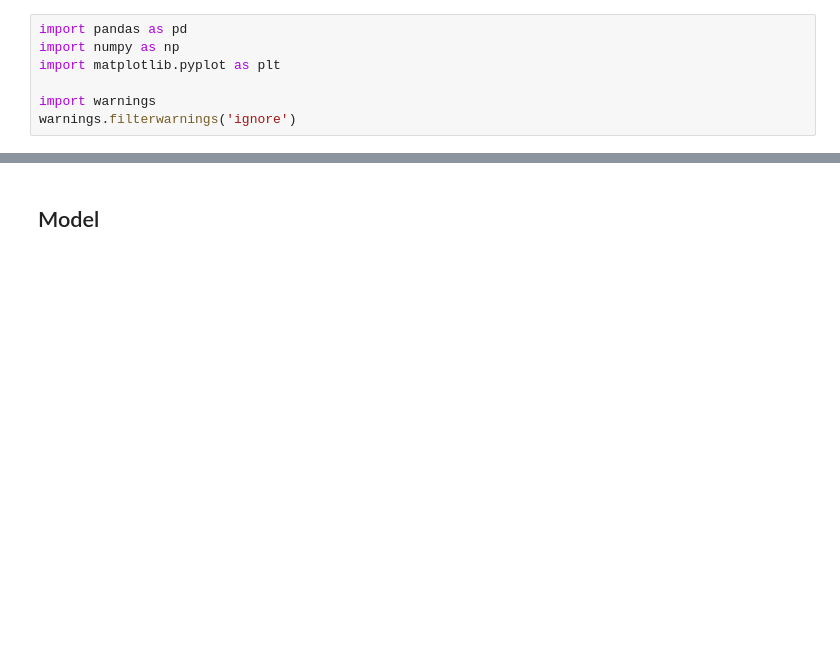
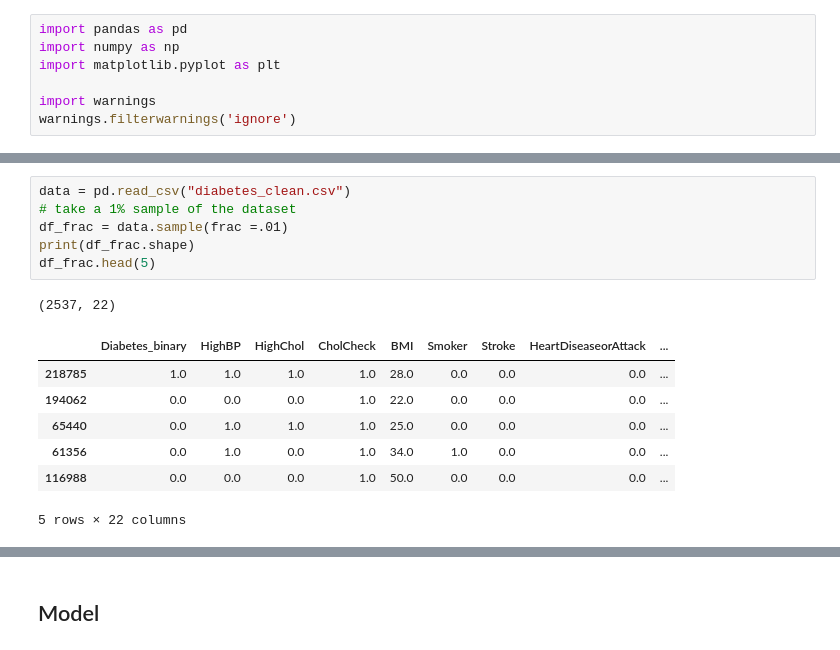
Before and after one commit to thuyr13/DS_2ndreport, a Jupyter notebook: FE_Model.ipynb, the cells around one changed output, grey strips where cells are left out. Saved outputs shown, nothing was run; the diff lists cells and outputs as text; blank space fills up the shorter version.

```diff
--- a/FE_Model.ipynb
+++ b/FE_Model.ipynb
@@ -17,0 +24,15 @@ df.head(5)
+# %%
+data = pd.read_csv("diabetes_clean.csv")
+# take a 1% sample of the dataset
+df_frac = data.sample(frac =.01)
+print(df_frac.shape)
+df_frac.head(5)
+# %% [output]
+(2537, 22)
+|  | Diabetes_binary | HighBP | HighChol | CholCheck | BMI | Smoker | Stroke | HeartDiseaseorAttack | ... |
+| 218785 | 1.0 | 1.0 | 1.0 | 1.0 | 28.0 | 0.0 | 0.0 | 0.0 | ... |
+| 194062 | 0.0 | 0.0 | 0.0 | 1.0 | 22.0 | 0.0 | 0.0 | 0.0 | ... |
+| 65440 | 0.0 | 1.0 | 1.0 | 1.0 | 25.0 | 0.0 | 0.0 | 0.0 | ... |
+| 61356 | 0.0 | 1.0 | 0.0 | 1.0 | 34.0 | 1.0 | 0.0 | 0.0 | ... |
+| 116988 | 0.0 | 0.0 | 0.0 | 1.0 | 50.0 | 0.0 | 0.0 | 0.0 | ... |
+5 rows × 22 columns
```
Also changed, not shown: parts of 8 cells of this notebook.
